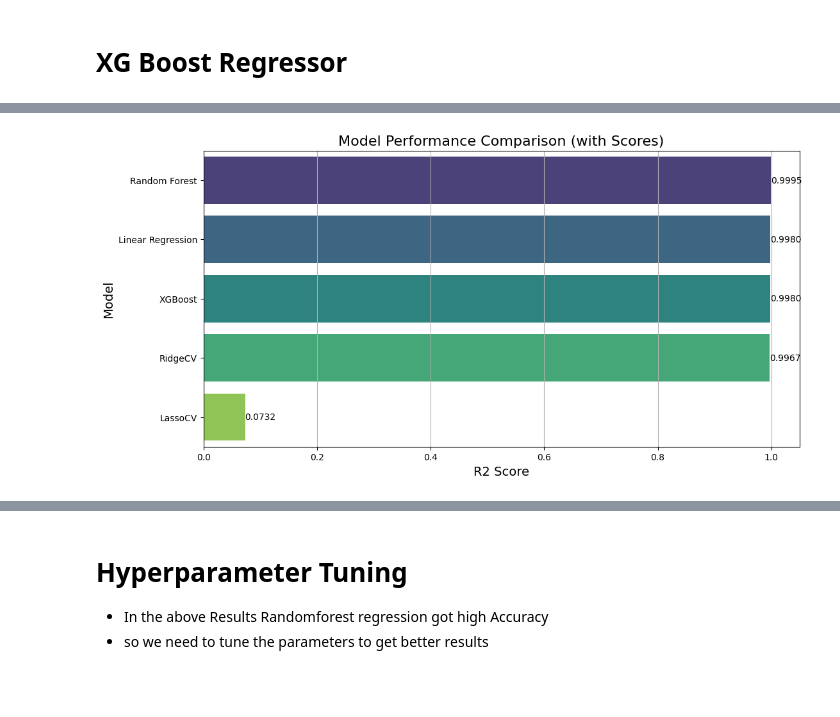
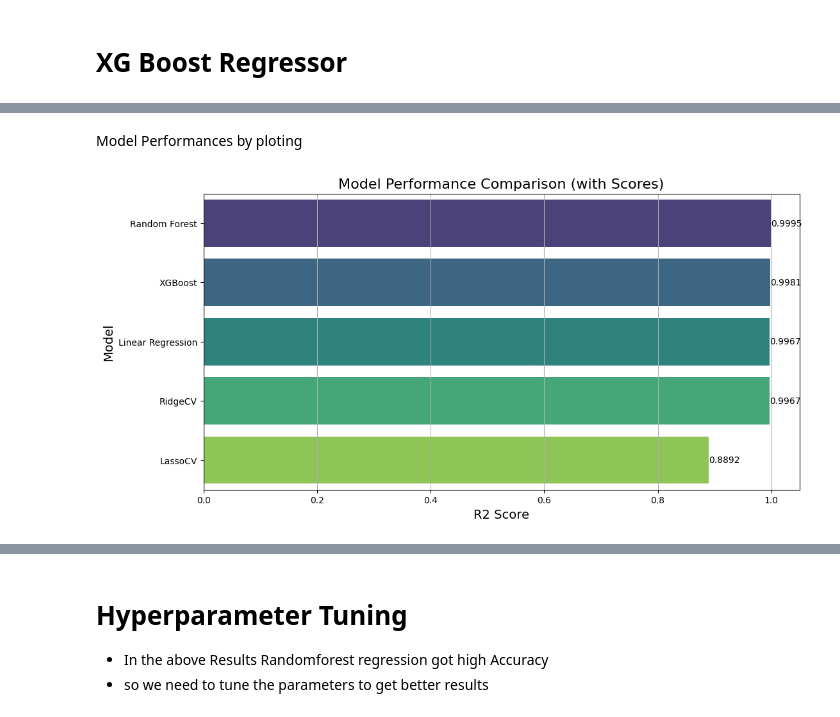
Before and after one commit to chandinig777/Classicmodels-Dashboard-PowerBi, a Jupyter notebook: Employee_Salary_Prediction.ipynb, the cells around one changed output, grey strips where cells are left out. Drawn from its saved outputs; the diff is of its cells as text; code cells hidden in the pictures; blank space fills up the shorter version.

```diff
--- a/Employee_Salary_Prediction.ipynb
+++ b/Employee_Salary_Prediction.ipynb
@@ -50,7 +51,7 @@ warnings.filterwarnings('ignore')
 # %% [markdown]
 # Load the dataset
 # %%
-path = "/content/sample_data/HR_data.csv"
+path = "/content/drive/MyDrive/Colab Notebooks/HR_data.csv"
 df = pd.read_csv(path)
 df.head(5)
 # %% [output]
@@ -166,0 +217,18 @@ dtype: int64
+# %%
+import matplotlib.pyplot as plt
+import seaborn as sns
+
+# List of numerical columns
+numerical_cols = ['Age', 'Base_pay', 'Bonus', 'Total_Sales', 'Volume', 'openingbalance', 'closingbalance']
+
+# Set up the figure
+plt.figure(figsize=(15, 10))
+
+for idx, col in enumerate(numerical_cols):
+  # Boxplot
+    plt.subplot(len(numerical_cols), 2, idx*2 + 2)
+    sns.boxplot(data=df, x=col, color='lightgreen')
+    plt.title(f"Boxplot of {col}")
+
+plt.tight_layout()
+plt.show()
@@ -295 +445,14 @@ X = df[['Total_Sales','Bonus','Unit_Price', 'Months','Volume','low']]
 y = df['Salary']
+# %%
+
+from statsmodels.stats.outliers_influence import variance_inflation_factor # Importing the missing function
+
+X = df[['Total_Sales','Bonus','Base_pay','Unit_Price', 'Months','Volume','low']]
+y = df['Salary']
+
+vif_data = pd.DataFrame()
+vif_data["Feature"] = X.columns
+vif_data["VIF"] = [variance_inflation_factor(X.values, i) for i in range(X.shape[1])]
+
+# Display the result
+print(vif_data)
@@ -457,17 +640,17 @@ from xgboost import XGBRegressor
 xgb_model = XGBRegressor(n_estimators=100, learning_rate=0.1, max_depth=3, random_state=42)
 
 # Train the model
-xgb_model.fit(X_train, y_train)
+xgb_model.fit(X_train_Scaled, y_train)
 
 # Predict
-y_pred_xgb = xgb_model.predict(X_test)
+y_pred_xgb = xgb_model.predict(X_test_scaled)
 
 # Evaluate
 mse_xgb = mean_squared_error(y_test, y_pred_xgb)
 mae_xgb = mean_absolute_error(y_test, y_pred_xgb)
 rmse_xgb = np.sqrt(mse_xgb)
 r2_xgb = r2_score(y_test, y_pred_xgb)
-
+plt.scatter(y_test,y_pred_xgb)
 print(" XGBoost Results:")
 print(f"MAE: {mae_xgb}")
 print(f"RMSE: {rmse_xgb}")
@@ -505,14 +689,17 @@ print(results_df.sort_values(by=['R2 Score', 'MSE'], ascending=[False, True]))
+# %% [markdown]
+Model Performances by ploting
 # %%
 plt.figure(figsize=(12,6))
+results_df_sorted = results_df.sort_values(by=['R2 Score', 'MSE'], ascending=[False, True]) # Sort the dataframe and assign to results_df_sorted
 ax = sns.barplot(x='R2 Score', y='Model', data=results_df_sorted, palette='viridis')
 
 for i in ax.containers:
     ax.bar_label(i, fmt='%.4f', label_type='edge', fontsize=10)
 
 plt.title('Model Performance Comparison (with Scores)', fontsize=16)
 plt.xlabel('R2 Score', fontsize=14)
 plt.ylabel('Model', fontsize=14)
 plt.grid(axis='x')
 plt.show()
 # %% [output]
-[figure, old version]
+[figure, new version]
```
Also changed, not shown: parts of 67 cells of this notebook.
